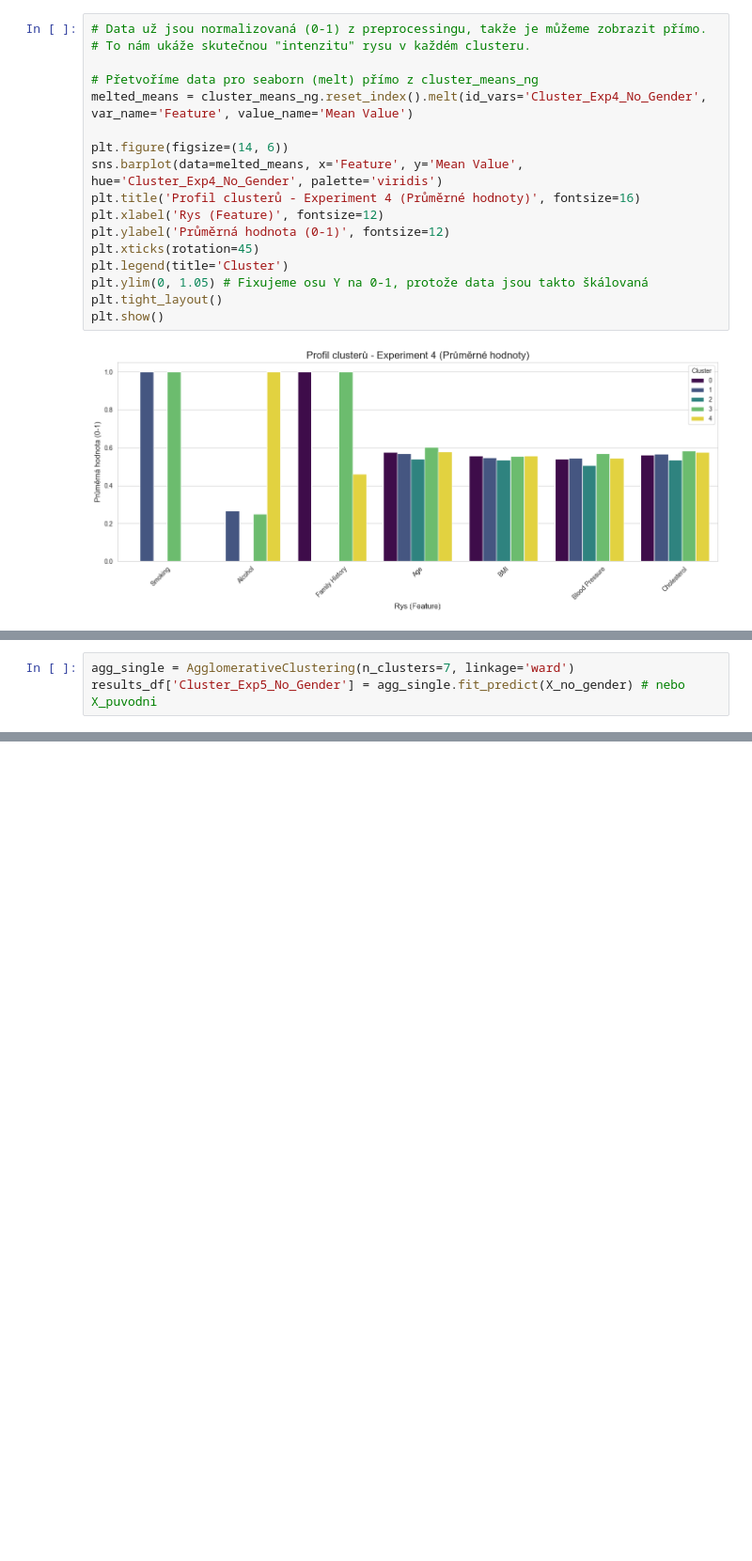
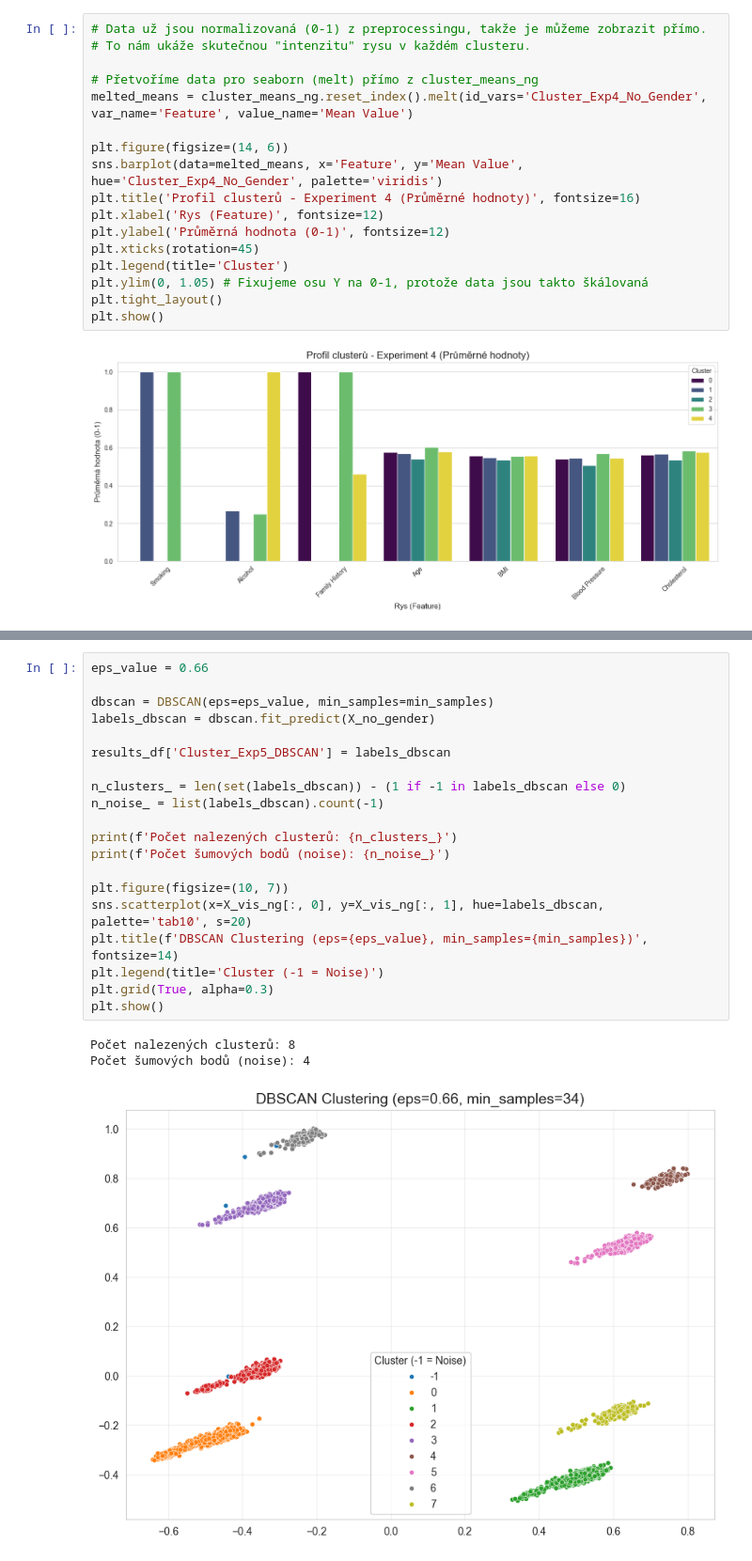
Before and after one commit to Ajraa/SU, a Jupyter notebook: project.ipynb, the cells around one changed output, grey strips where cells are left out. Shown at 94% size. Saved outputs shown, nothing was run; the diff lists cells and outputs as text; blank space fills up the shorter version.

```diff
--- a/project.ipynb
+++ b/project.ipynb
@@ -849,3 +827,0 @@ k = 12: Silhouette Score = 0.1462
-# %%
-agg_single = AgglomerativeClustering(n_clusters=7, linkage='ward')
-results_df['Cluster_Exp5_No_Gender'] = agg_single.fit_predict(X_no_gender) # nebo X_puvodni
@@ -851,0 +858,24 @@ results_df['Cluster_Exp5_No_Gender'] = agg_single.fit_predict(X_no_gender) # neb
+# %%
+eps_value = 0.66
+
+dbscan = DBSCAN(eps=eps_value, min_samples=min_samples)
+labels_dbscan = dbscan.fit_predict(X_no_gender)
+
+results_df['Cluster_Exp5_DBSCAN'] = labels_dbscan
+
+n_clusters_ = len(set(labels_dbscan)) - (1 if -1 in labels_dbscan else 0)
+n_noise_ = list(labels_dbscan).count(-1)
+
+print(f'Počet nalezených clusterů: {n_clusters_}')
+print(f'Počet šumových bodů (noise): {n_noise_}')
+
+plt.figure(figsize=(10, 7))
+sns.scatterplot(x=X_vis_ng[:, 0], y=X_vis_ng[:, 1], hue=labels_dbscan, palette='tab10', s=20)
+plt.title(f'DBSCAN Clustering (eps={eps_value}, min_samples={min_samples})', fontsize=14)
+plt.legend(title='Cluster (-1 = Noise)')
+plt.grid(True, alpha=0.3)
+plt.show()
+# %% [output]
+Počet nalezených clusterů: 8
+Počet šumových bodů (noise): 4
+[figure, added]
```
Also changed, not shown: parts of 9 cells of this notebook.
